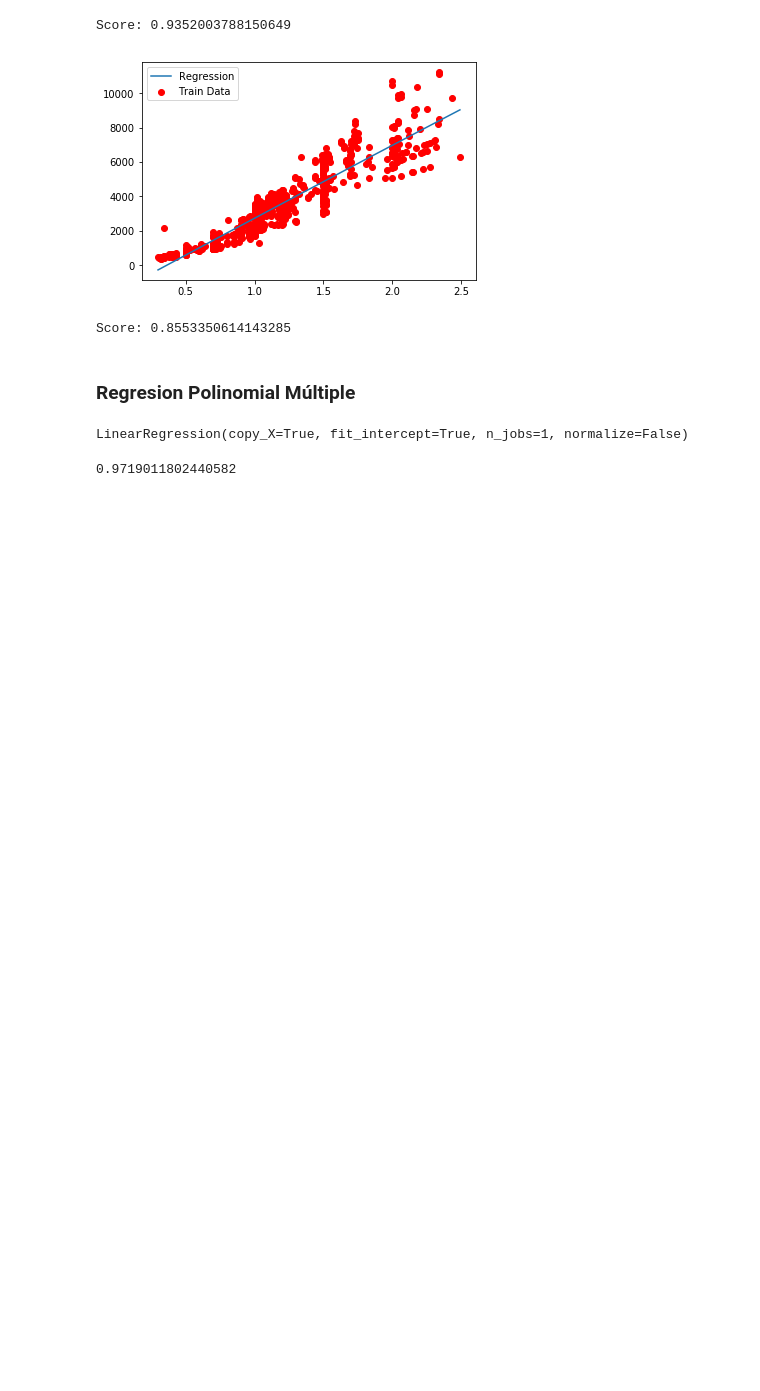
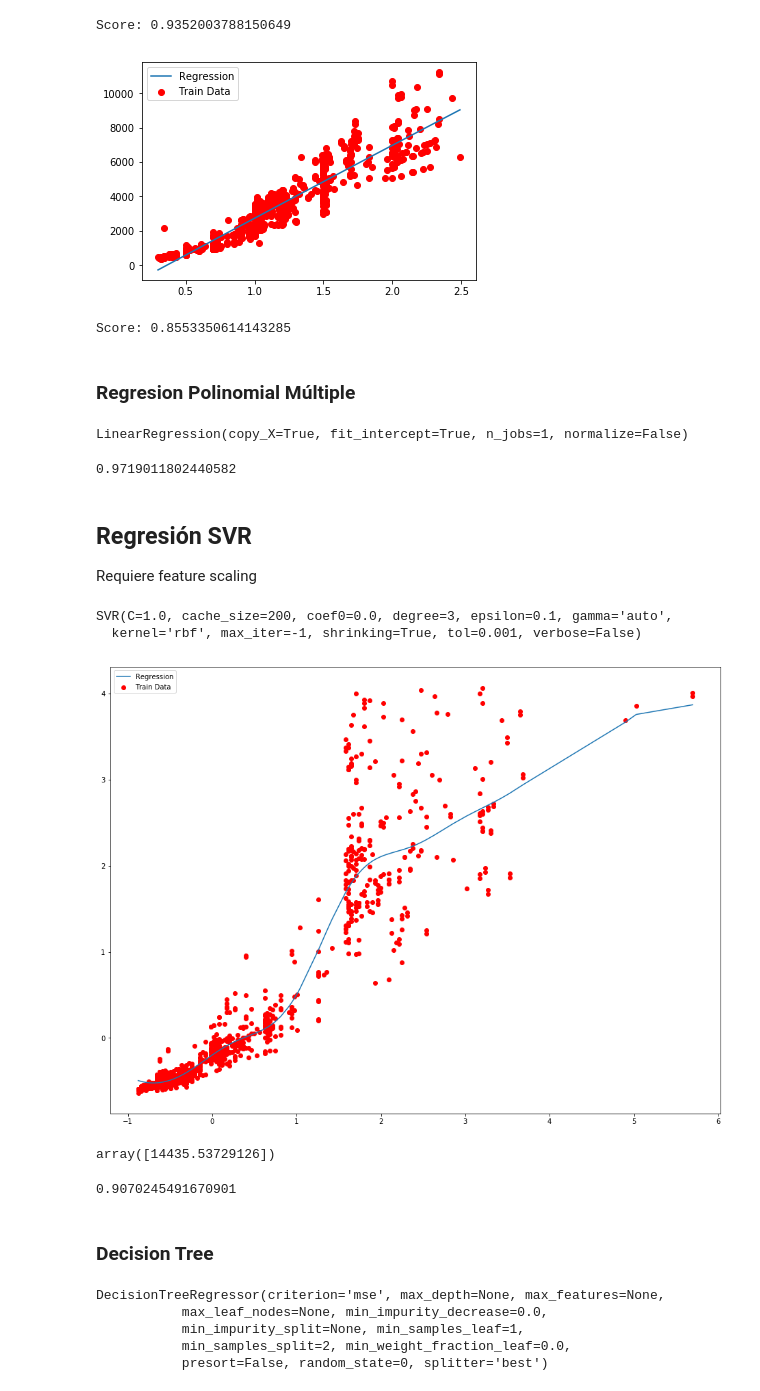
Before and after one commit to JorgeOsorio97/DiamondsPriceAnalisis, a Jupyter notebook: diamonds.ipynb, the cells around one changed output. Drawn from its saved outputs; the diff is of its cells as text; code cells hidden in the pictures; blank space fills up the shorter version.

Commit message:
agregar regresion SVM, decision tree y random forest

```diff
--- a/diamonds.ipynb
+++ b/diamonds.ipynb
@@ -699,3 +699,6 @@ LinearRegression(copy_X=True, fit_intercept=True, n_jobs=1, normalize=False)
 lin_model.score(pol_model.fit_transform(X),y)
 # %% [output]
 0.9719011802440582
+# %% [markdown]
+## Regresión SVR
+Requiere feature scaling
@@ -701,0 +708,32 @@ lin_model.score(pol_model.fit_transform(X),y)
+# %%
+X = IF_data['carat'].values.reshape(-1, 1)
+y = IF_data['price'].values.reshape(-1, 1)
+# %%
+sc_X = StandardScaler()
+sc_y = StandardScaler()
+X = sc_X.fit_transform(X)
+y = sc_y.fit_transform(y)
+# %%
+regressor = SVR(kernel = 'rbf')
+regressor.fit(X, y)
+# %% [output]
+SVR(C=1.0, cache_size=200, coef0=0.0, degree=3, epsilon=0.1, gamma='auto',
+  kernel='rbf', max_iter=-1, shrinking=True, tol=0.001, verbose=False)
+# %%
+plt.figure(figsize=(16,12))
+plt.scatter(X, y, color='red', label="Train Data")
+plt.plot(X,regressor.predict(X), label="Regression")
+plt.legend()
+plt.show()
+# %% [output]
+[figure, added]
+# %%
+sc_y.inverse_transform(np.array(regressor.predict(sc_X.transform(2.5))))
+# %% [output]
+array([14435.53729126])
+# %%
+regressor.score(X,y)
+# %% [output]
+0.9070245491670901
+# %% [markdown]
+### Decision Tree
@@ -701,0 +745,9 @@ lin_model.score(pol_model.fit_transform(X),y)
+# %%
+regressor = DecisionTreeRegressor(random_state=0)
+regressor.fit(X,y)
+# %% [output]
+DecisionTreeRegressor(criterion='mse', max_depth=None, max_features=None,
+           max_leaf_nodes=None, min_impurity_decrease=0.0,
+           min_impurity_split=None, min_samples_leaf=1,
+           min_samples_split=2, min_weight_fraction_leaf=0.0,
+           presort=False, random_state=0, splitter='best')
```
Also changed, not shown: parts of 15 cells of this notebook.
